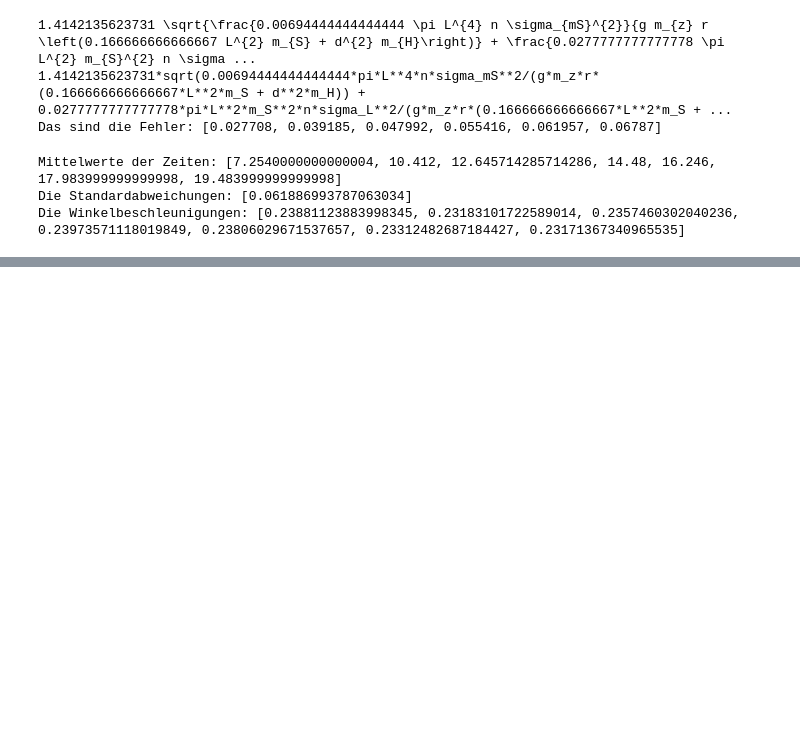
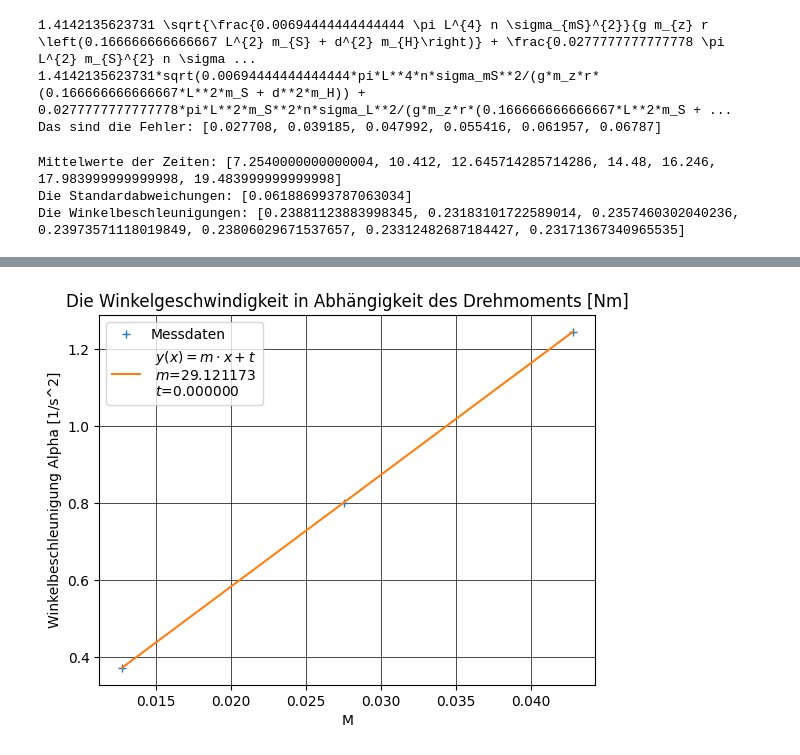
Before and after one commit to OhNoNotAnotherNerd/Ausarbeitung-Physik, a Jupyter notebook: TMW/TMW Aktuell.ipynb, the cells around one changed output, grey strips where cells are left out. Cells and saved outputs as stored; diff of their text form; code cells hidden in the pictures; blank space fills up the shorter version.

Commit message:
Neue Plots, Veränderter Code für Aufgabe 2 und 3 mit analytischem Weg für DrehmomentsPLOT und PLOT Trägheitsmoment d^squared OHNE ZEIT, Außerdem: Lineare Regression beim Winkel Zeit Gesetz entfernt.

```diff
--- a/TMW/TMW Aktuell.ipynb
+++ b/TMW/TMW Aktuell.ipynb
@@ -329,2 +333,78 @@ SyntaxError: invalid non-printable character U+00A0 (207794164.py, line 30)
 # %%
+import sympy as sy
+import numpy as np
+import matplotlib.pyplot as plt
+import scipy as sp
+
 #alpha = M/J
+
+m_zug = 25.5 * 10**-3
+m_stab = 296.1*10**-3
+m_hantel = 248.6 * 10**-3
+L_stab = 92.00 * 10**-2
+d_gewichte_1 = 32.90 * 10**-2 # in m
+g = 9.806
+r_1 = 0.051
+r_2 = 0.11
+r_3 = 0.171
+
+#Kraft des Gewichts berechnen
+F = m_zug * g
+#Drehmoment berechnen
+M = F * r_1
+M_2 = F * r_2
+M_3 = F * r_3
+
+print(f"Drehmoment für Radius 1 ist: {M}")
+print(f"Drehmoment für Radius 2 ist: {M_2}")
+print(f"Drehmoment für Radius 3 ist: {M_3}")
+
+J = 1/12 * m_stab * L_stab**2 + 1/2 * m_hantel * d_gewichte_1**2
+print(f"Trägheitsmoment ist:{J}")
+
+alpha = M/J
+alpha_2 = M_2/J
+alpha_3 = M_3/J
+
+print(f"Die Winkelgeschwindigkeit für Radius 1 ist: {alpha}")
+print(f"Die Winkelgeschwindigkeit für Radius 2 ist: {alpha_2}")
+print(f"Die Winkelgeschwindigkeit für Radius 3 ist: {alpha_3}")
+
+alpha_inversed = 1/alpha
+
+print(f"1/alpha : {alpha_inversed}")
+
+#Zum plotten Werte in Arrays legen:
+
+momentum_array = []
+momentum_array = [M, M_2, M_3]
+
+alpha_array = []
+alpha_array = [alpha, alpha_2, alpha_3]
+
+print(f"Der Inhalt des Drehmoment-Arrays ist:{momentum_array}")
+
+# Lineare Regression
+
+linreg=sp.stats.linregress(momentum_array,alpha_array)
+print(linreg)
+m=linreg.slope
+t=linreg.intercept
+x=np.linspace(min(momentum_array), max(momentum_array), 501)
+y=m*x+t
+
+
+
+#Plot wird hier durchgeführt
+reglabel=f' $y(x) = m \\cdot x + t$ \n $m$={m:.6f} \n $t$={t:.6f}'
+plt.plot(momentum_array, alpha_array, linestyle='', marker='+', label='Messdaten')
+plt.plot(x, y, label=reglabel)
+plt.title('Die Winkelgeschwindigkeit in Abhängigkeit des Drehmoments [Nm]')
+plt.legend()
+plt.xlabel('M')
+plt.ylabel('Winkelbeschleunigung Alpha [1/s^2]')
+plt.grid(visible=True, color='black', linewidth=0.5)
+
+
+plt.show()
+# %% [output]
@@ -330,0 +421 @@ SyntaxError: invalid non-printable character U+00A0 (207794164.py, line 30)
+[figure, added]
```
Also changed, not shown: parts of 5 cells of this notebook, 3 other files.
